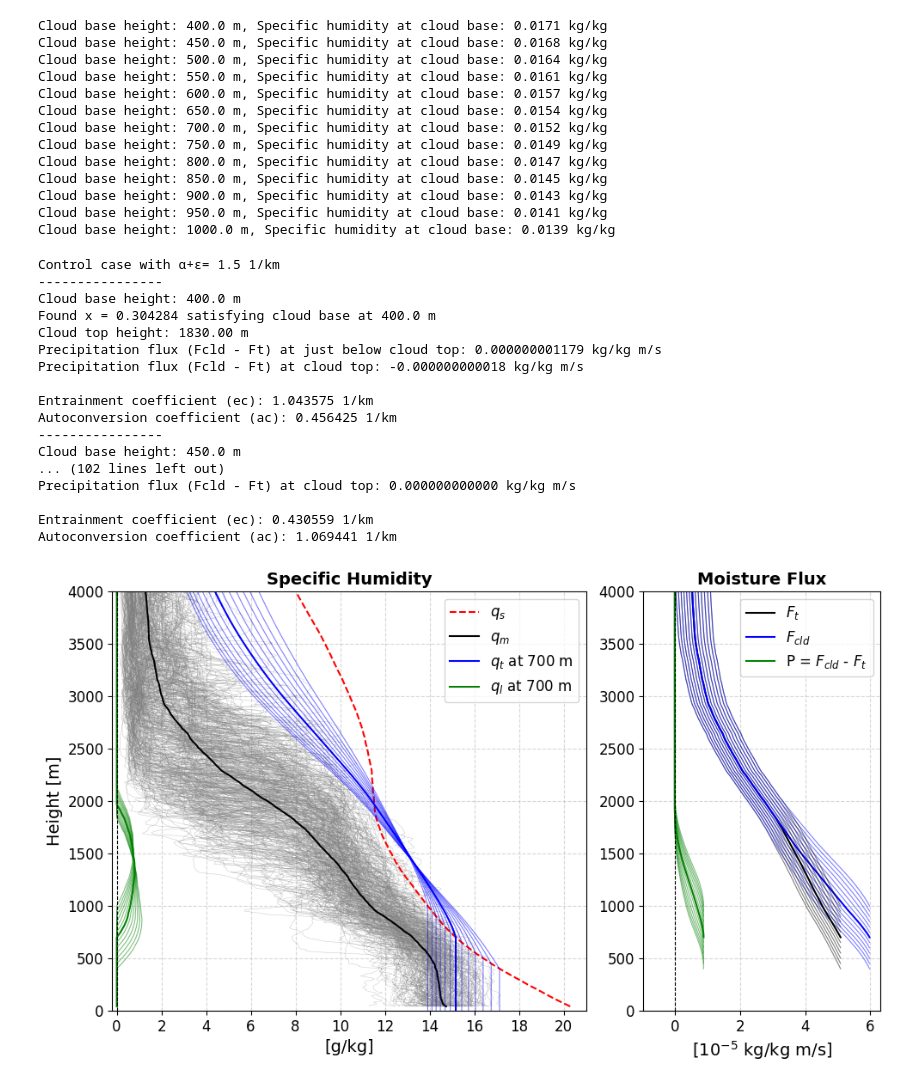
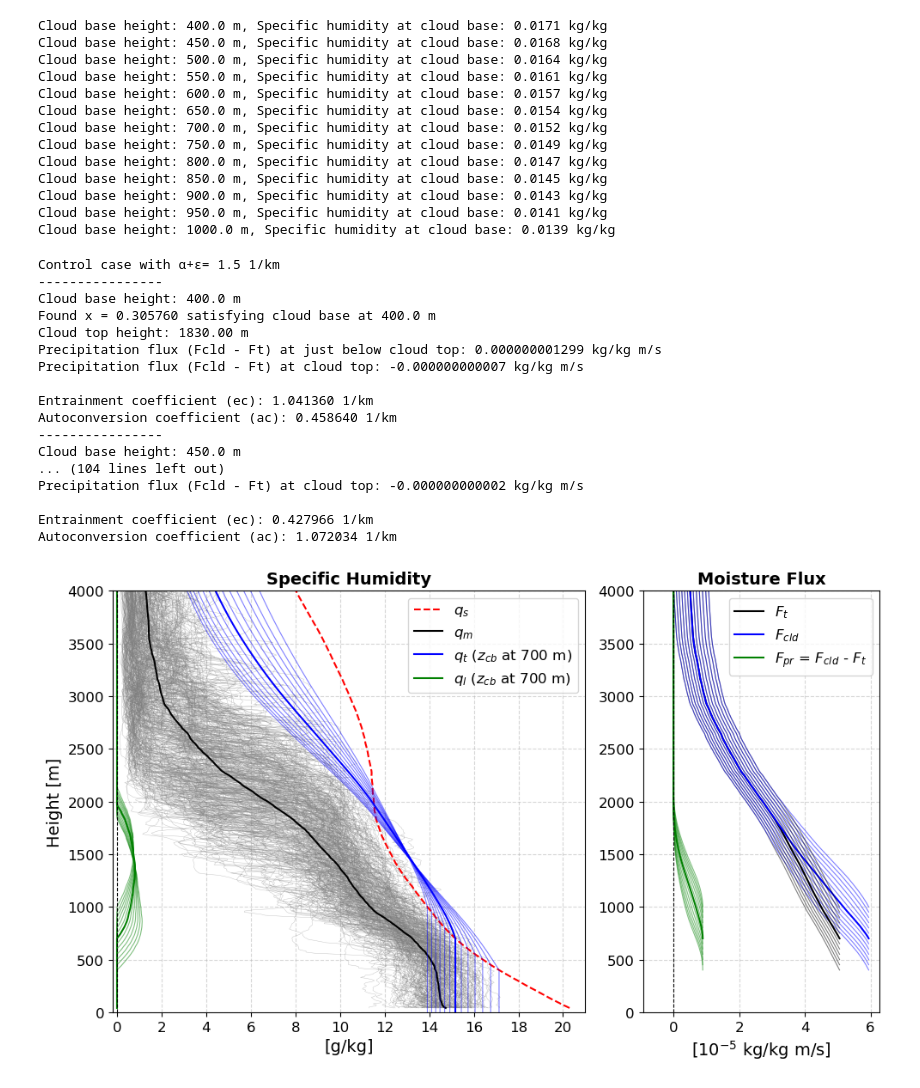
Before and after one commit to deszoeke/trade-cu-model, a Jupyter notebook: src/python/sensitivity_cbh_onion.ipynb, the cells around one changed output. Drawn from its saved outputs; the diff is of its cells as text; code cells hidden in the pictures.

```diff
--- a/src/python/sensitivity_cbh_onion.ipynb
+++ b/src/python/sensitivity_cbh_onion.ipynb
@@ -17,9 +17,9 @@ T0      = 273.15 # Reference temperature [K]
 zi      = 3000   # Inversion height [m]
 ztop    = 4000   # Top of trade cumulus cloud layer [m]
 divg    = 1e-6   # Divergence of vertical velocity [s^-1]
-rho_sfc = 1.16   # Surface density [kg/m^3]
+# rho_sfc = 1.16   # Surface density [kg/m^3]
 
-Ecb     = 145    # Evaporation rate at cloud base [W/m^2]
+Ecb     = 170    # Evaporation rate at cloud base [W/m^2]
 # %%
 # Functions
 # Latent heat of vaporization of water as a function of temperature [K]
@@ -82,16 +82,22 @@ pm   = dsr['p'].mean(dim='sounding', skipna=True).values
 # Mean fluxes over 10-min intervals
 lhf  = dss['hl_bulk'].values.squeeze()  # surface downward latent heat flux [W/m^2]
 pr   = dss['prate'].values.squeeze()    # precipitation rate [mm/hr]
+rho  = dss['rhoair10'].values.squeeze()  # surface air density at 10-m [kg/m^3]
+tair = dss['tair_ship'].values.squeeze()  # surface air temperature [degC]
 
 # Variables derived from mean profiles
 qs   = q_sat(tam - T0, pm)  # saturation specific humidity
 dz   = (z[1] - z[0])        # vertical grid spacing in m
 #dqdz = np.gradient(qm, dz)  # vertical gradient of specific humidity (central difference)
 dqdz = np.diff(qm) / dz     #                                        (forward difference)
-Lv_m = Lv(np.nanmean(tam[z <= ztop])) # latent heat of vaporization avg lower than ztop [2.47e+6 J/kg]
+# Lv_m = Lv(np.nanmean(tam[z <= ztop])) # latent heat of vaporization avg lower than ztop [2.47e+6 J/kg]
+Lvsfc_m = Lv(np.nanmean(tair) + T0)  # latent heat of vaporization at surface [2.44e+6 J/kg]
+
+rho_sfc = np.nanmean(rho)  # surface air density [kg/m^3]
+rhosfc_L = rho_sfc * Lvsfc_m
 
 E0   = -np.nanmean(lhf)                       # surface evaporation rate [180.58 W/m^2]
-P0   = rho_sfc * Lv_m * np.nanmean(pr) / 3600 # surface precipitation rate [25.44 W/m^2]
+P0   = rhosfc_L * np.nanmean(pr) / 3600 # surface precipitation rate [25.44 W/m^2]
 print(f"Surface evaporation rate: {E0:.2f} W/m^2")
 print(f"Surface precipitation rate: {P0:.2f} W/m^2")
 # %% [output]
@@ -141,10 +147,10 @@ u_dqdx = -1.7e-8 * np.maximum(0, (ztop - z[:-1])/ztop)
 ls_adv = w_dqdz + u_dqdx
 # %%
 # Calculations: divergence of moisture fluxes
-rho_L = np.nanmean(pm[z <= ztop]) / (Rd * np.nanmean(tam[z <= ztop])) * Lv_m # Density times Lv [kg/m^3 J/kg]
+# rho_L = np.nanmean(pm[z <= ztop]) / (Rd * np.nanmean(tam[z <= ztop])) * Lv_m # Density times Lv [kg/m^3 J/kg]
 
 # Total moisture flux at cloud base
-Fcb   = Ecb / rho_L - np.nanmean(pr) / 3600 # [kg/kg m/s]
+Fcb   = Ecb / rhosfc_L - np.nanmean(pr) / 3600 # [kg/kg m/s]
 # %%
 # Calculations: moisture budget for control case (α+ϵ = 1.5 1/km)
 
@@ -173,6 +179,8 @@ for jzcb in range(len(zcb)):
     Ft[1:izcb] = np.nan
     ls_adv_cumsum = np.concatenate( ([0], np.cumsum(ls_adv[izcb:] * dz)) )
     Ft[izcb:] = Fcb + ls_adv_cumsum
+    if zcb[jzcb] == 700:
+        print(Ft[~np.isnan(Ft)])
 
     # Selecting precipitation efficiency x
     x_min = 0.0
@@ -189,7 +197,7 @@ for jzcb in range(len(zcb)):
         izct = np.where(ql[izcb+1:] == 0)[0][0] + izcb
 
         # Calculations: cloud fluxes for control case
-        Fcld = cloudflux(ae, dz, x, ql, qm, qs, Ft, izcb, Ecb, rho_L)
+        Fcld = cloudflux(ae, dz, x, ql, qm, qs, Ft, izcb, Ecb, rhosfc_L)
         Fpr = Fcld - Ft # Precipitation flux must be zero above cloud top
 
         # Check if the precipitation flux condition is satisfied
@@ -206,8 +214,8 @@ for jzcb in range(len(zcb)):
 
     ### --- Plot --- ###
     if zcb[jzcb] == 700:
-        ax1.plot(qt*1000, z, color='b', linewidth=1.5, label=f'$q_t$ at {zcb[jzcb]:.0f} m')
-        ax1.plot(ql*1000, z, color='g', linewidth=1.5, label=f'$q_l$ at {zcb[jzcb]:.0f} m')
+        ax1.plot(qt*1000, z, color='b', linewidth=1.5, label=f'$q_t$ ($z_{{cb}}$ at {zcb[jzcb]:.0f} m)')
+        ax1.plot(ql*1000, z, color='g', linewidth=1.5, label=f'$q_l$ ($z_{{cb}}$ at {zcb[jzcb]:.0f} m)')
     else:
         ax1.plot(qt*1000, z, color='b', linewidth=0.8, alpha=0.5)
         ax1.plot(ql*1000, z, color='g', linewidth=0.8, alpha=0.5)
@@ -227,7 +235,7 @@ for jzcb in range(len(zcb)):
     if zcb[jzcb] == 700:
         ax2.plot(Ft*1e+5, z, color='k', linewidth=1.5, label='$F_t$')
         ax2.plot(Fcld*1e+5, z, color='b', linewidth=1.5, label='$F_{cld}$')
-        ax2.plot((Fcld-Ft)*1e+5, z, color='g', linewidth=1.5, label='P = $F_{cld}$ - $F_t$')
+        ax2.plot((Fcld-Ft)*1e+5, z, color='g', linewidth=1.5, label='$F_{pr}$ = $F_{cld}$ - $F_t$')
     else:
         ax2.plot(Ft*1e+5, z, color='k', linewidth=0.8, alpha=0.5)
         ax2.plot(Fcld*1e+5, z, color='b', linewidth=0.8, alpha=0.5)
@@ -238,42 +246,42 @@ for jzcb in range(len(zcb)):
     ax2.tick_params(axis='x', labelsize=12)
     ax2.tick_params(axis='y', labelsize=12)
     ax2.set_xlabel(r'[$10^{-5}$ kg/kg m/s]', fontsize=14)
     ax2.set_title('Moisture Flux', fontsize=14, fontweight='bold')
     ax2.grid(linestyle='--', alpha=0.5)
     ### --- Plot --- ###
 
     ec = (1 - x) * ae # entrainment coefficient
     ac = x * ae       # autoconversion coefficient
     print('')
     print(f"Entrainment coefficient (ec): {ec*1000:.6f} 1/km")
     print(f"Autoconversion coefficient (ac): {ac*1000:.6f} 1/km")
 
 # Final touches
 ax1.axvline(0, color='k', linestyle='--', linewidth=0.8)
 ax2.axvline(0, color='k', linestyle='--', linewidth=0.8)
 ax1.legend(fontsize=12, loc='upper right')
 ax2.legend(fontsize=12, loc='upper right')
 
 plt.tight_layout()
 plt.show()
 # %% [output]
 Control case with α+ϵ= 1.5 1/km
 ----------------
 Cloud base height: 400.0 m
-Found x = 0.304284 satisfying cloud base at 400.0 m
+Found x = 0.305760 satisfying cloud base at 400.0 m
 Cloud top height: 1830.00 m
-Precipitation flux (Fcld - Ft) at just below cloud top: 0.000000001179 kg/kg m/s
-Precipitation flux (Fcld - Ft) at cloud top: -0.000000000018 kg/kg m/s
+Precipitation flux (Fcld - Ft) at just below cloud top: 0.000000001299 kg/kg m/s
+Precipitation flux (Fcld - Ft) at cloud top: -0.000000000007 kg/kg m/s
 
-Entrainment coefficient (ec): 1.043575 1/km
-Autoconversion coefficient (ac): 0.456425 1/km
+Entrainment coefficient (ec): 1.041360 1/km
+Autoconversion coefficient (ac): 0.458640 1/km
 ----------------
 Cloud base height: 450.0 m
-... (102 lines left out)
-Precipitation flux (Fcld - Ft) at cloud top: 0.000000000000 kg/kg m/s
+... (104 lines left out)
+Precipitation flux (Fcld - Ft) at cloud top: -0.000000000002 kg/kg m/s
 
-Entrainment coefficient (ec): 0.430559 1/km
-Autoconversion coefficient (ac): 1.069441 1/km
+Entrainment coefficient (ec): 0.427966 1/km
+Autoconversion coefficient (ac): 1.072034 1/km
-[figure, old version]
+[figure, new version]
 # %% [markdown]
 ### Various combinations of $\alpha+\epsilon$
```
Also changed, not shown: parts of 8 cells of this notebook, 3 other files.
